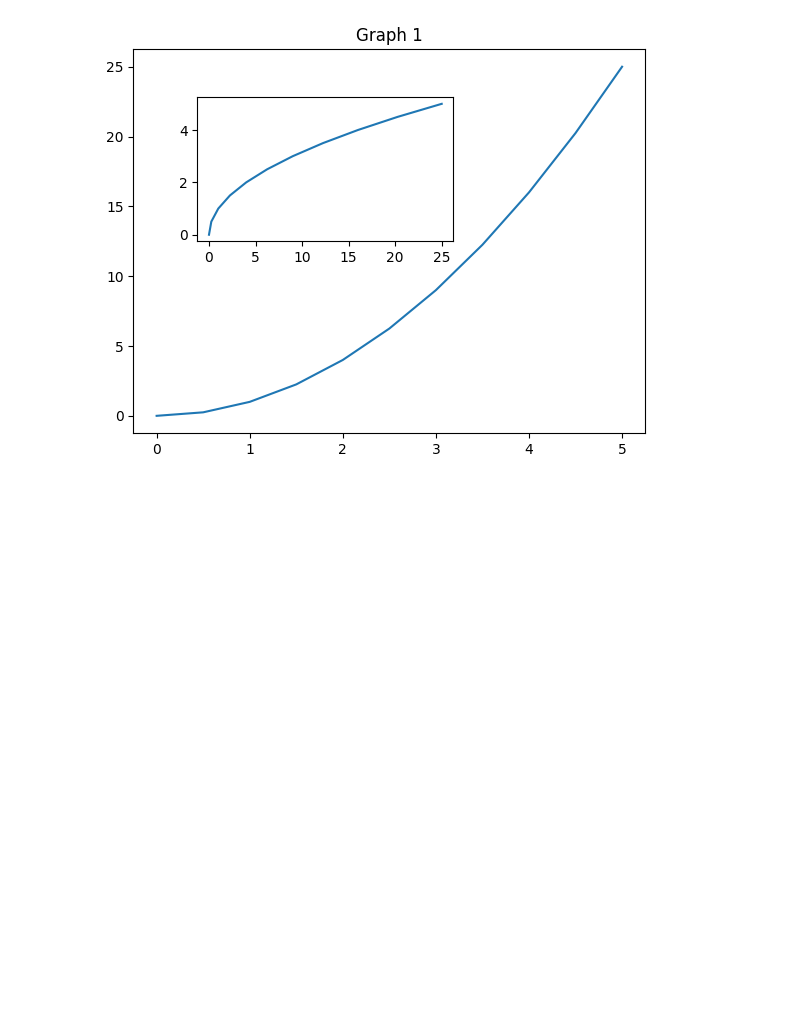
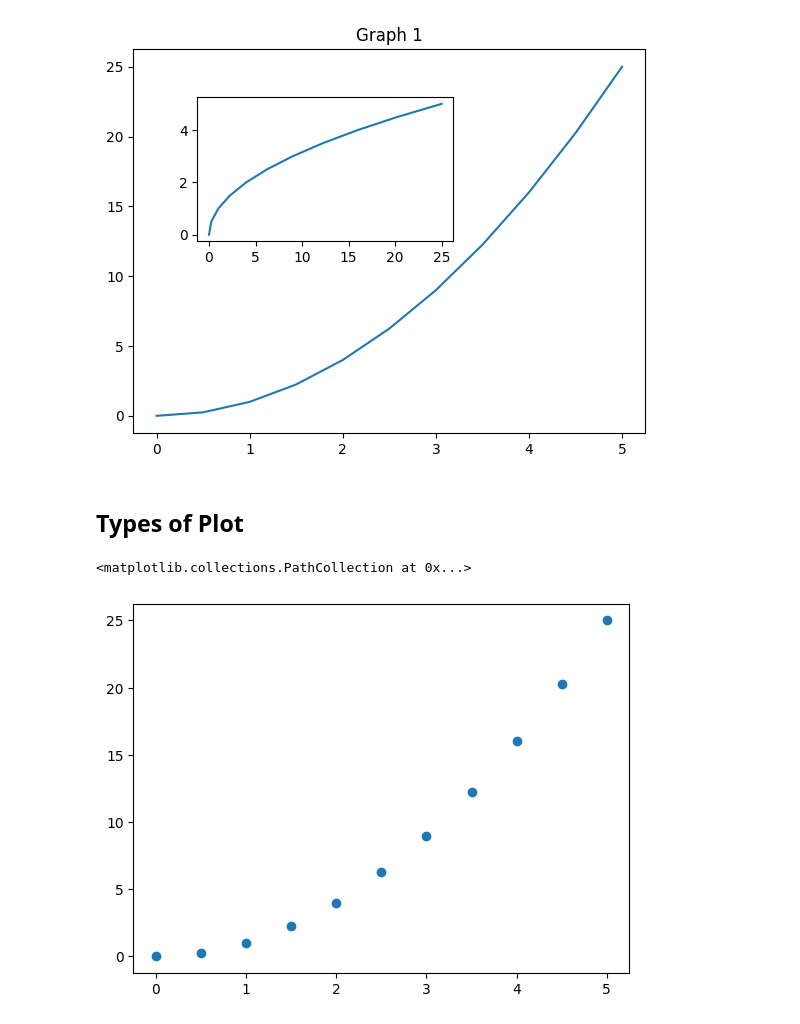
Before and after one commit to amitsingh2022/Data-Visualization-on-IPL, a Jupyter notebook: matplotlib.ipynb, the cells around one changed output. Drawn from its saved outputs; the diff is of its cells as text; code cells hidden in the pictures; blank space fills up the shorter version.

```diff
--- a/matplotlib.ipynb
+++ b/matplotlib.ipynb
@@ -46,3 +46,10 @@ axes2.plot(y,x)
 # %% [output]
 [<matplotlib.lines.Line2D at 0x...>]
 [figure]
+# %% [markdown]
+## Types of Plot
+# %%
+plt.scatter(x,y)
+# %% [output]
+<matplotlib.collections.PathCollection at 0x...>
+[figure, added]
```
Also changed, not shown: parts of 2 cells of this notebook.
